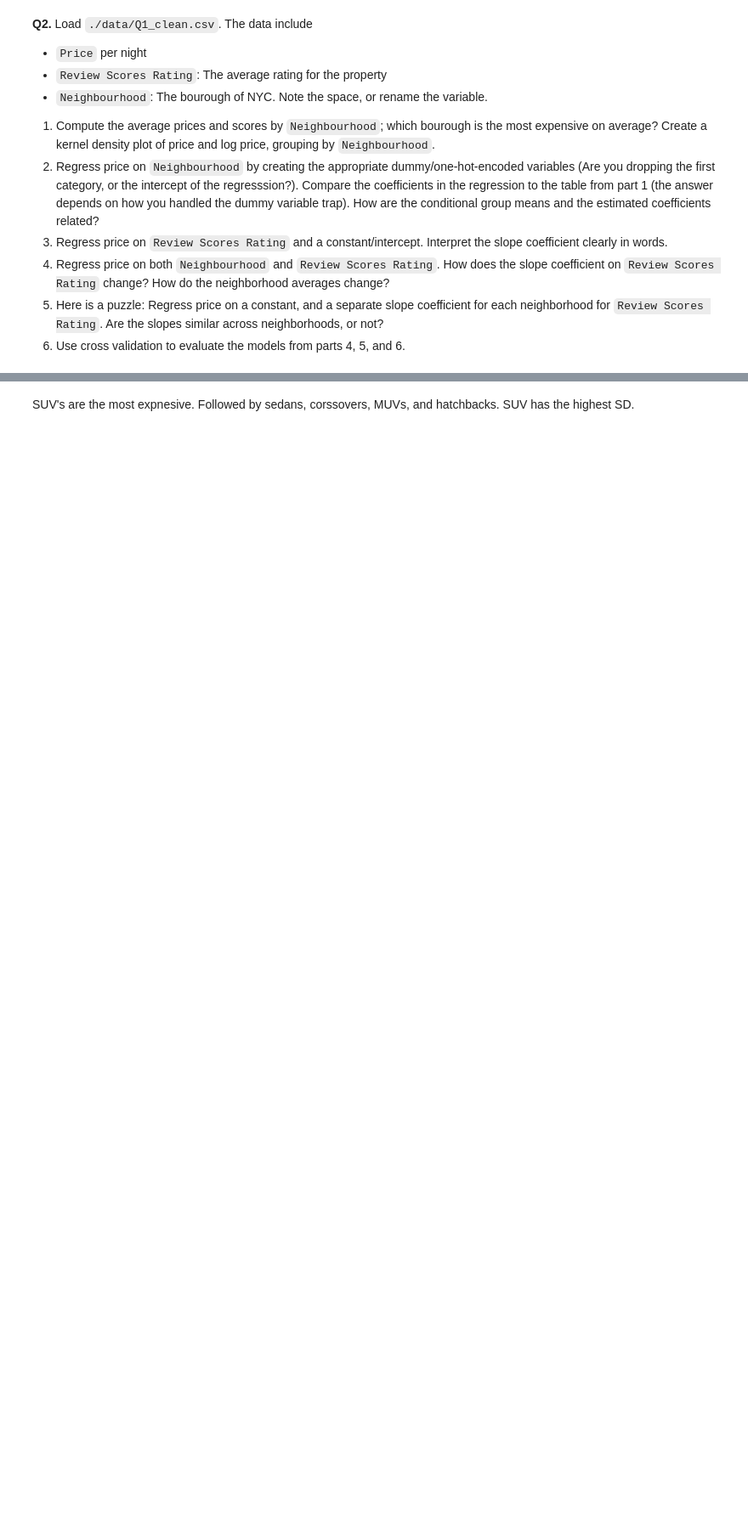
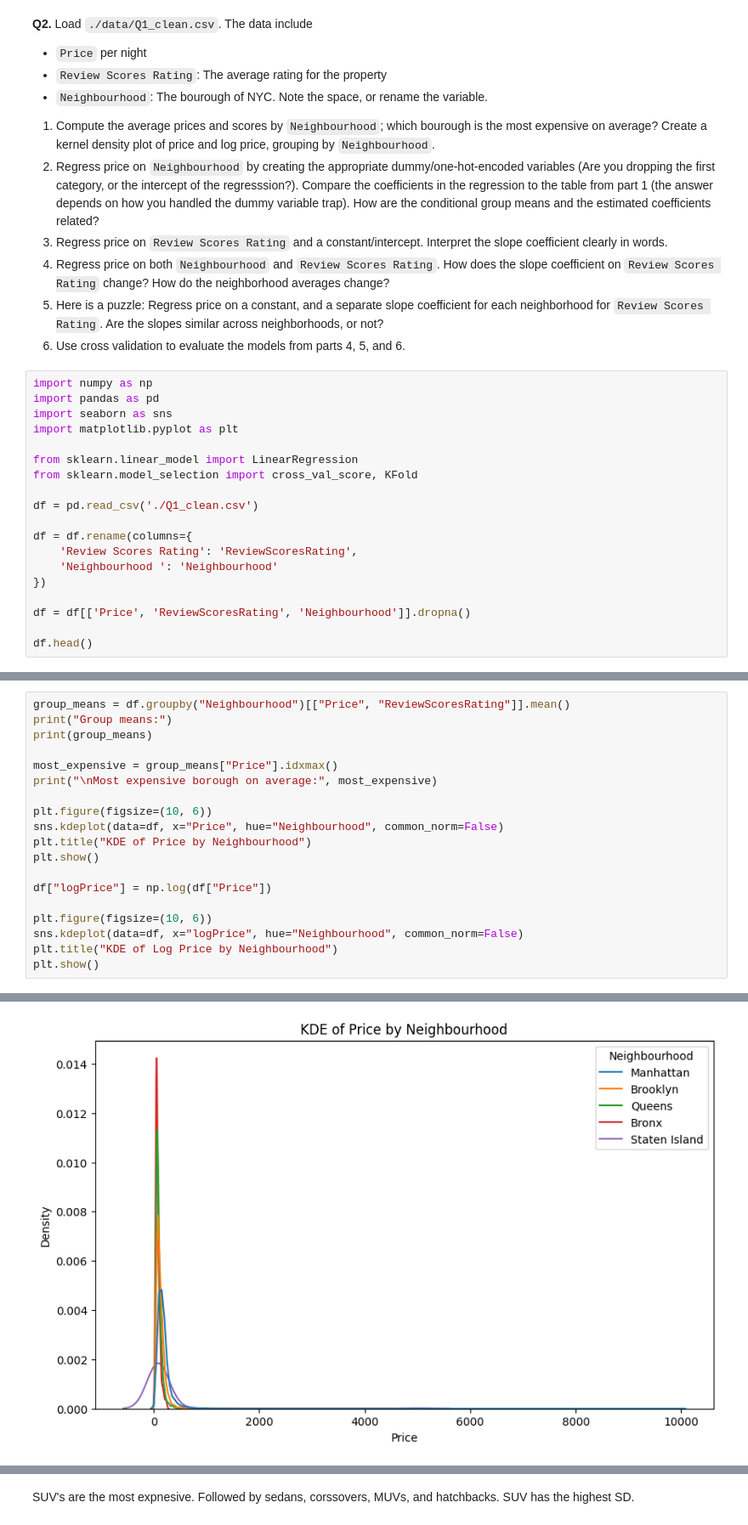
Before and after one commit to JasonYe05/undergrad_ml_assignments, a Jupyter notebook: 03_assignment_linear_models.ipynb, the cells around one changed output, grey strips where cells are left out. Shown at 85% size. Drawn from its saved outputs; the diff is of its cells as text; blank space fills up the shorter version.

```diff
--- a/03_assignment_linear_models.ipynb
+++ b/03_assignment_linear_models.ipynb
@@ -50,3 +49,22 @@ Exception: File `'./scratchpad/get_data.py'` not found.
 4. Regress price on both `Neighbourhood` and `Review Scores Rating`. How does the slope coefficient on `Review Scores Rating` change? How do the neighborhood averages change?
 5. Here is a puzzle: Regress price on a constant, and a separate slope coefficient for each neighborhood for `Review Scores Rating`. Are the slopes similar across neighborhoods, or not?
 6. Use cross validation to evaluate the models from parts 4, 5, and 6.
+# %%
+import numpy as np
+import pandas as pd
+import seaborn as sns
+import matplotlib.pyplot as plt
+
+from sklearn.linear_model import LinearRegression
+from sklearn.model_selection import cross_val_score, KFold
+
+df = pd.read_csv('./Q1_clean.csv')
+
+df = df.rename(columns={
+    'Review Scores Rating': 'ReviewScoresRating',
+    'Neighbourhood ': 'Neighbourhood'
+})
+
+df = df[['Price', 'ReviewScoresRating', 'Neighbourhood']].dropna()
+
+df.head()
@@ -52,0 +78,20 @@ Exception: File `'./scratchpad/get_data.py'` not found.
+# %%
+group_means = df.groupby("Neighbourhood")[["Price", "ReviewScoresRating"]].mean()
+print("Group means:")
+print(group_means)
+
+most_expensive = group_means["Price"].idxmax()
+print("\nMost expensive borough on average:", most_expensive)
+
+plt.figure(figsize=(10, 6))
+sns.kdeplot(data=df, x="Price", hue="Neighbourhood", common_norm=False)
+plt.title("KDE of Price by Neighbourhood")
+plt.show()
+
+df["logPrice"] = np.log(df["Price"])
+
+plt.figure(figsize=(10, 6))
+sns.kdeplot(data=df, x="logPrice", hue="Neighbourhood", common_norm=False)
+plt.title("KDE of Log Price by Neighbourhood")
+plt.show()
+# %% [output]
@@ -52,0 +108 @@ Exception: File `'./scratchpad/get_data.py'` not found.
+[figure, added]
```
Also changed, not shown: parts of 17 cells of this notebook.
